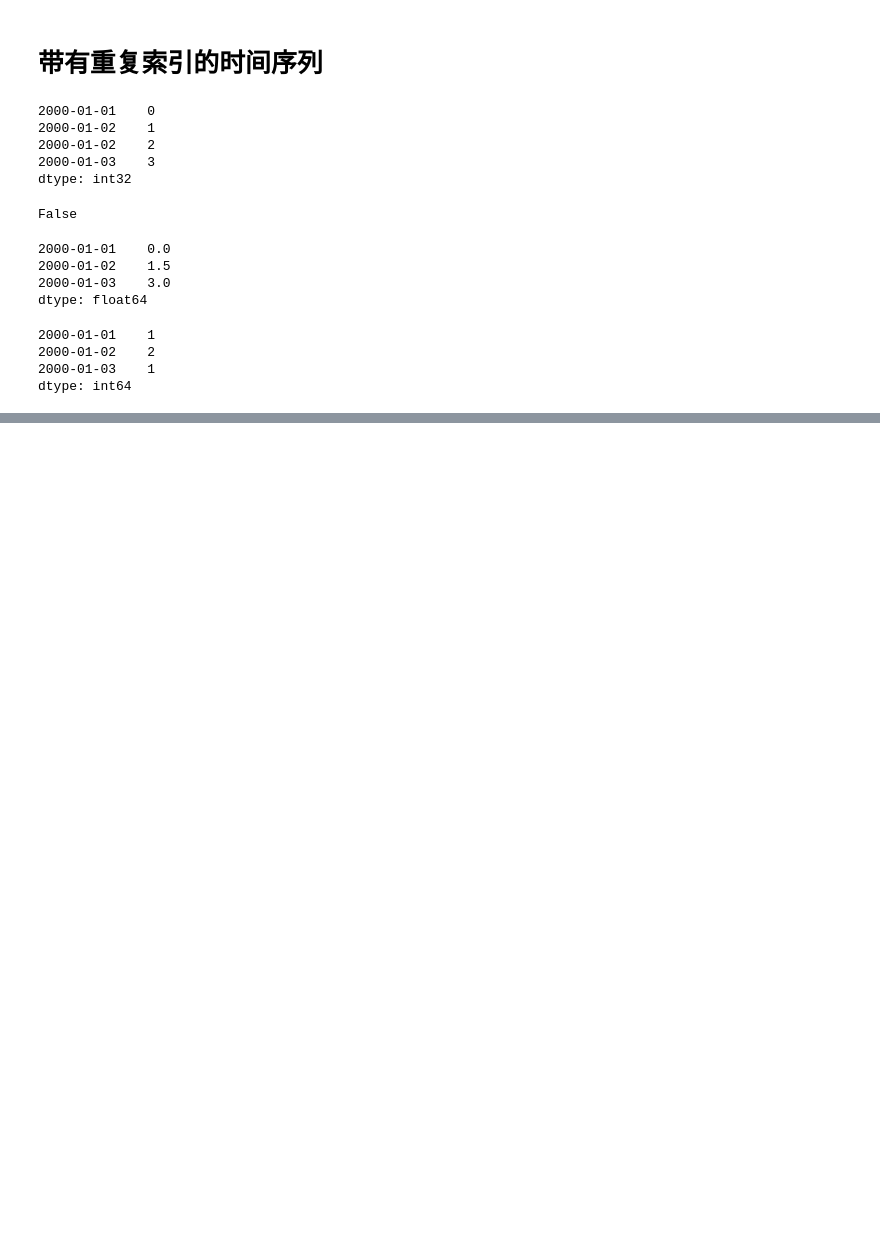
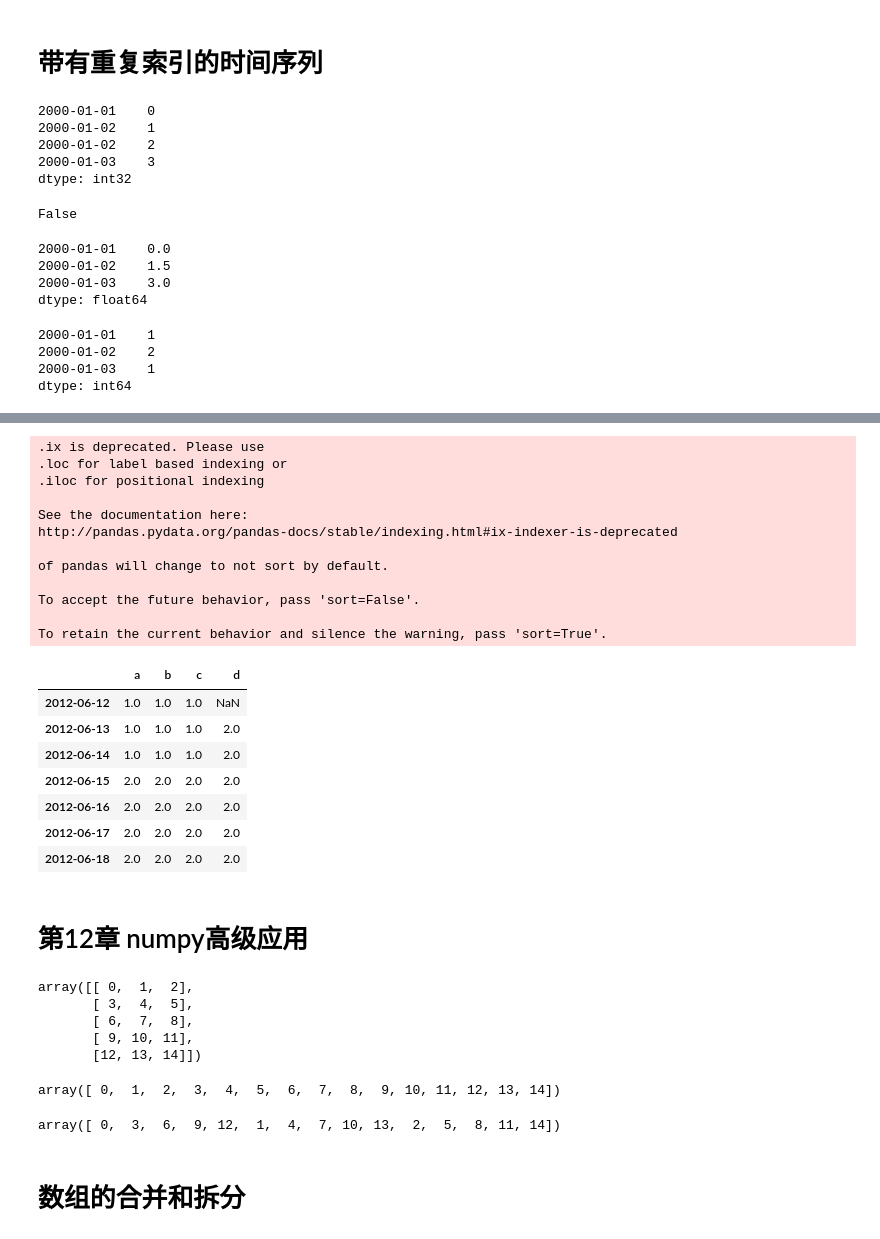
Before and after one commit to shaocj/ML, a Jupyter notebook: 利用python数据处理.ipynb, the cells around one changed output, grey strips where cells are left out. Saved outputs shown, nothing was run; the diff lists cells and outputs as text; code cells hidden in the pictures; blank space fills up the shorter version.

```diff
--- a/利用python数据处理.ipynb
+++ b/利用python数据处理.ipynb
@@ -1890,0 +2034,49 @@ dtype: int64
+# %%
+#DataFrame也有一个类似的方法update,如果只想填充空洞，须传入overwrite=False
+spliced = pd.concat([data1.ix[:'2012-06-14'],data2.ix['2012-06-15':]])
+spliced.update(data2,overwrite=False)
+spliced
+# %% [output]
+.ix is deprecated. Please use
+.loc for label based indexing or
+.iloc for positional indexing
+
+See the documentation here:
+http://pandas.pydata.org/pandas-docs/stable/indexing.html#ix-indexer-is-deprecated
+
+of pandas will change to not sort by default.
+
+To accept the future behavior, pass 'sort=False'.
+
+To retain the current behavior and silence the warning, pass 'sort=True'.
+|  | a | b | c | d |
+| 2012-06-12 | 1.0 | 1.0 | 1.0 | NaN |
+| 2012-06-13 | 1.0 | 1.0 | 1.0 | 2.0 |
+| 2012-06-14 | 1.0 | 1.0 | 1.0 | 2.0 |
+| 2012-06-15 | 2.0 | 2.0 | 2.0 | 2.0 |
+| 2012-06-16 | 2.0 | 2.0 | 2.0 | 2.0 |
+| 2012-06-17 | 2.0 | 2.0 | 2.0 | 2.0 |
+| 2012-06-18 | 2.0 | 2.0 | 2.0 | 2.0 |
+# %% [markdown]
+# 第12章 numpy高级应用
+# %%
+import numpy as np
+arr = np.arange(15).reshape((5,3))
+arr
+# %% [output]
+array([[ 0,  1,  2],
+       [ 3,  4,  5],
+       [ 6,  7,  8],
+       [ 9, 10, 11],
+       [12, 13, 14]])
+# %%
+#ravel不会产生数据的副本，flatten()返回的是数据的副本，默认是以行为主
+arr.ravel()
+# %% [output]
+array([ 0,  1,  2,  3,  4,  5,  6,  7,  8,  9, 10, 11, 12, 13, 14])
+# %%
+arr.ravel('F')#以列为主
+# %% [output]
+array([ 0,  3,  6,  9, 12,  1,  4,  7, 10, 13,  2,  5,  8, 11, 14])
+# %% [markdown]
+# 数组的合并和拆分
```
Also changed, not shown: parts of 55 cells of this notebook.
